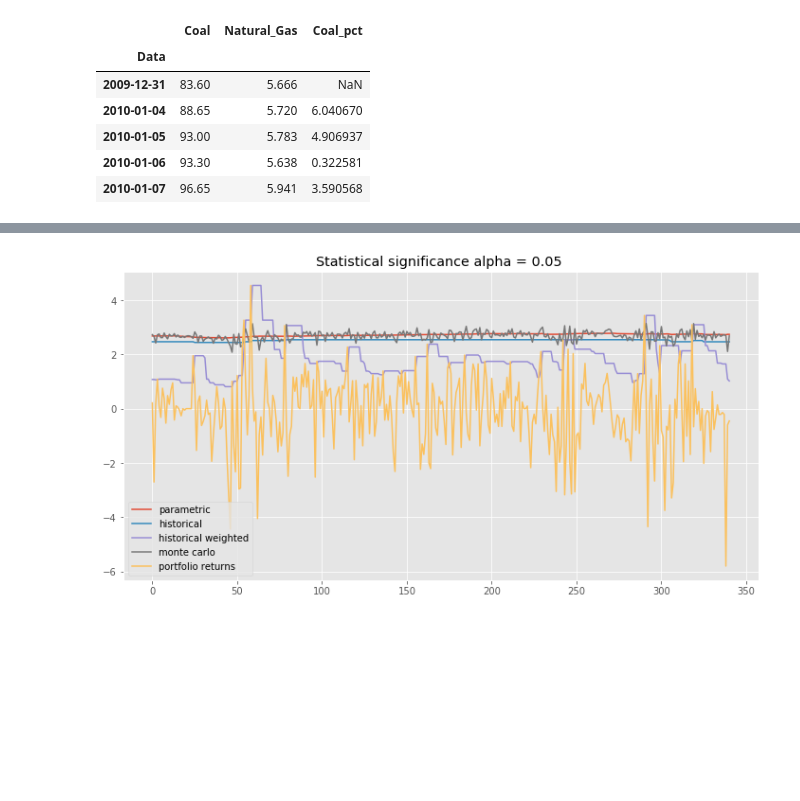
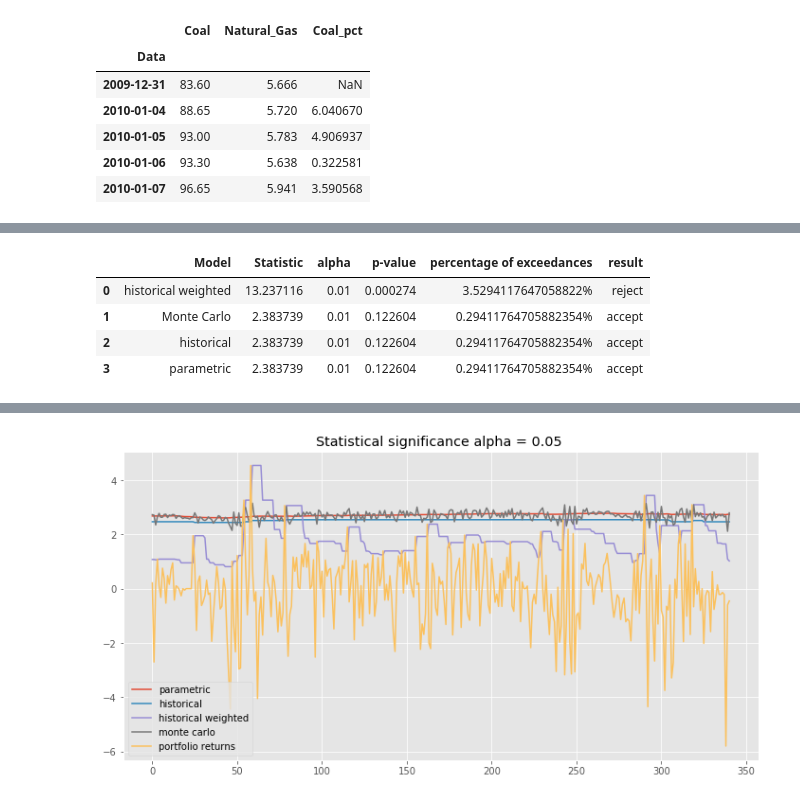
Before and after one commit to Karosemi/backtesting, a Jupyter notebook: BacktestingR.ipynb, the cells around one changed output, grey strips where cells are left out. Cells and saved outputs as stored; diff of their text form; code cells hidden in the pictures; blank space fills up the shorter version.

```diff
--- a/BacktestingR.ipynb
+++ b/BacktestingR.ipynb
@@ -239,3 +200,11 @@ parametric 0.005899713570918444 0.9387750192065026
 | 1 | Monte Carlo | 0.005900 | 0.01 | 0.938775 | 0.29411764705882354% | accept |
 | 2 | historical | 0.005900 | 0.01 | 0.938775 | 0.29411764705882354% | accept |
 | 3 | parametric | 0.005900 | 0.01 | 0.938775 | 0.29411764705882354% | accept |
+# %%
+Backtesting(days.values, forecast9, 0.01, test="Kupiec")
+# %% [output]
+|  | Model | Statistic | alpha | p-value | percentage of exceedances | result |
+| 0 | historical weighted | 13.237116 | 0.01 | 0.000274 | 3.5294117647058822% | reject |
+| 1 | Monte Carlo | 2.383739 | 0.01 | 0.122604 | 0.29411764705882354% | accept |
+| 2 | historical | 2.383739 | 0.01 | 0.122604 | 0.29411764705882354% | accept |
+| 3 | parametric | 2.383739 | 0.01 | 0.122604 | 0.29411764705882354% | accept |
```
Also changed, not shown: parts of 13 cells of this notebook.
